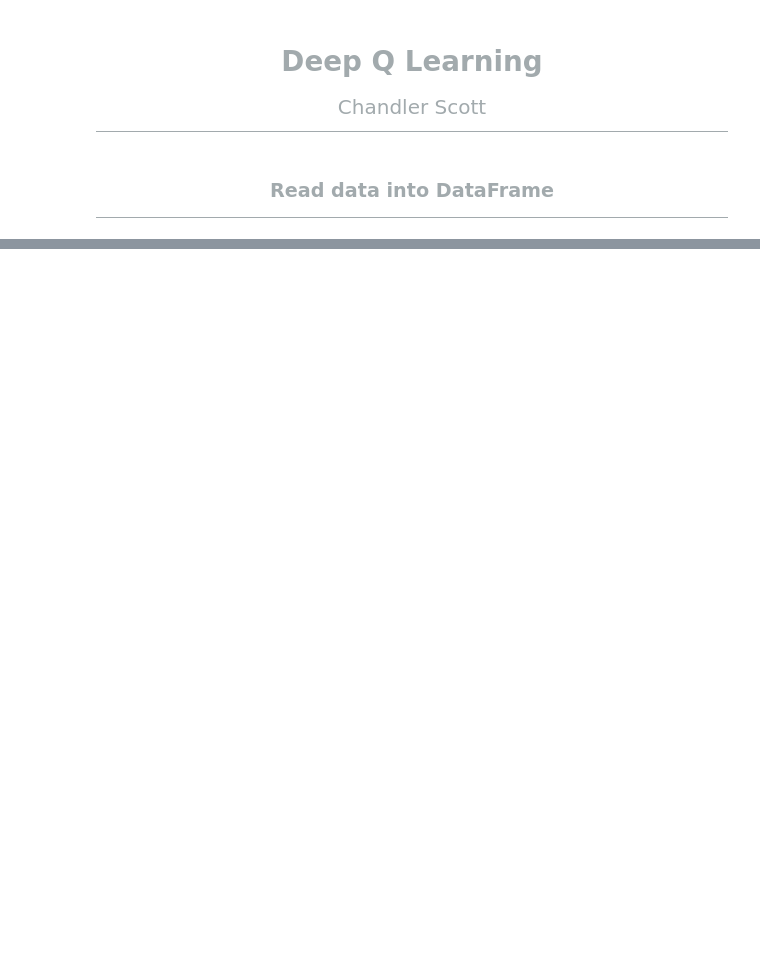
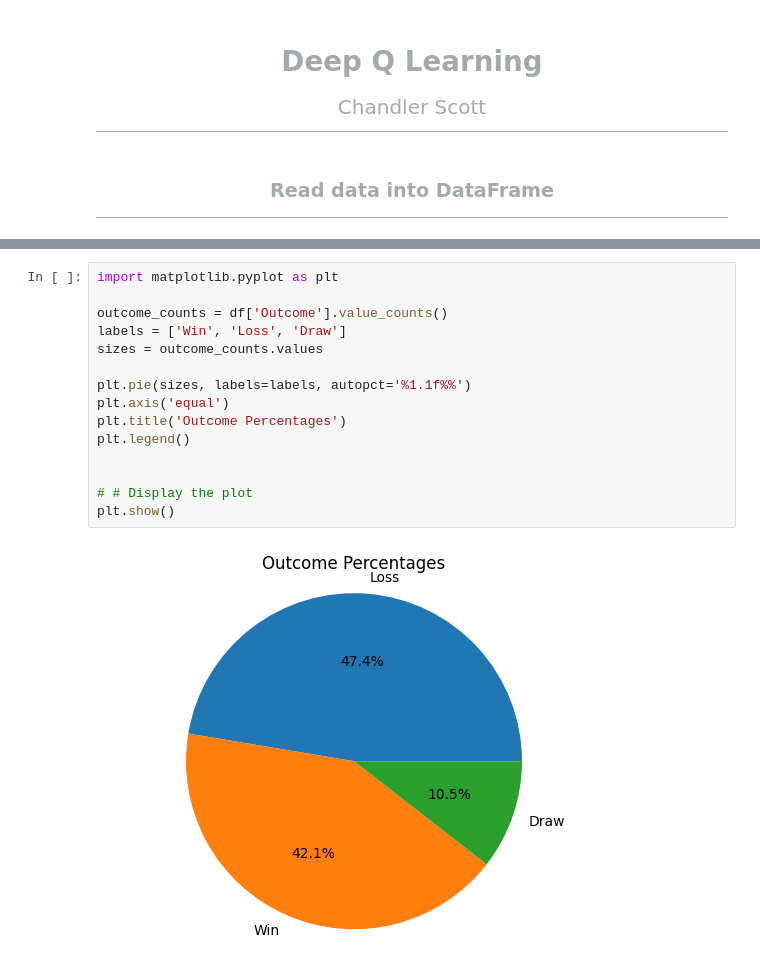
Before and after one commit to scottcd/deep-q-network, a Jupyter notebook: analysis.ipynb, the cells around one changed output, grey strips where cells are left out. Saved outputs shown, nothing was run; the diff lists cells and outputs as text; blank space fills up the shorter version.

```diff
--- a/analysis.ipynb
+++ b/analysis.ipynb
@@ -52,0 +38,17 @@ df
+# %%
+import matplotlib.pyplot as plt
+
+outcome_counts = df['Outcome'].value_counts()
+labels = ['Win', 'Loss', 'Draw']
+sizes = outcome_counts.values
+
+plt.pie(sizes, labels=labels, autopct='%1.1f%%')
+plt.axis('equal')
+plt.title('Outcome Percentages')
+plt.legend()
+
+
+# # Display the plot
+plt.show()
+# %% [output]
+[figure, added]
```
Also changed, not shown: parts of 2 cells of this notebook.
